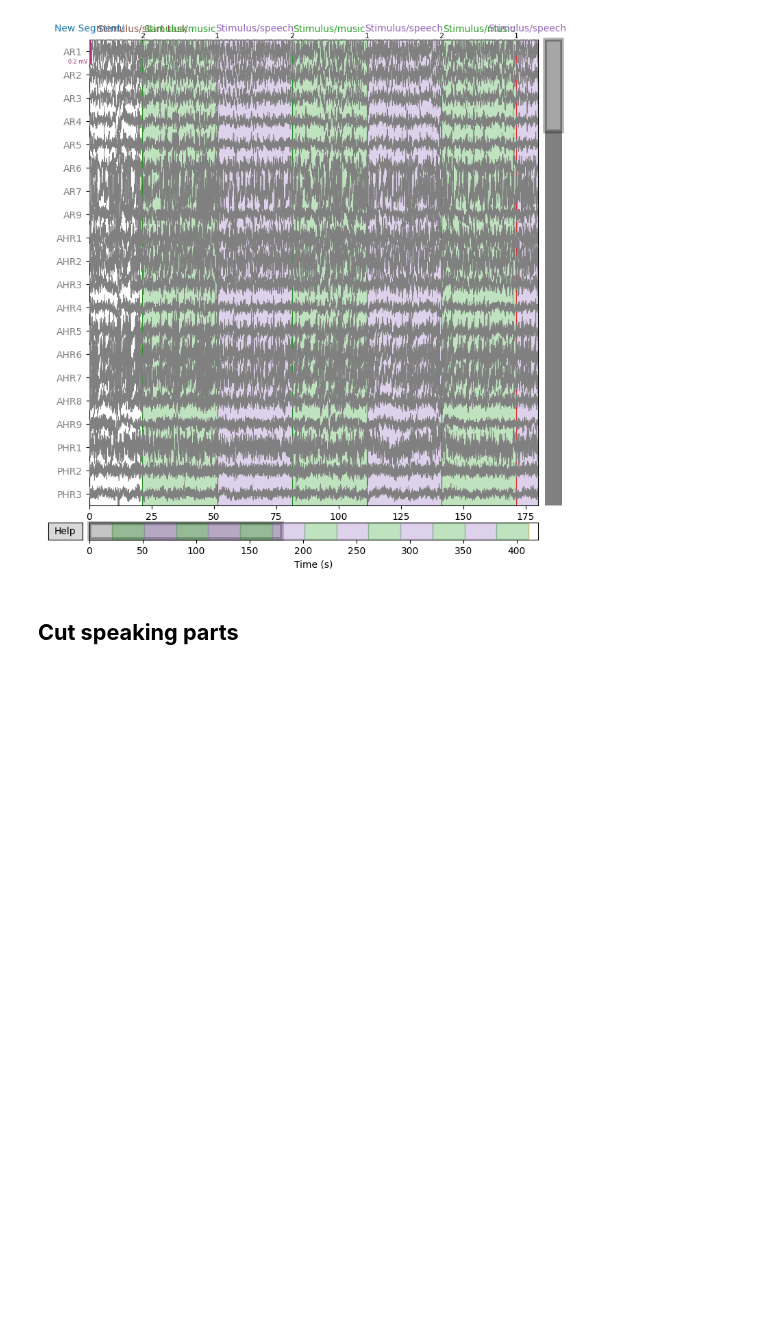
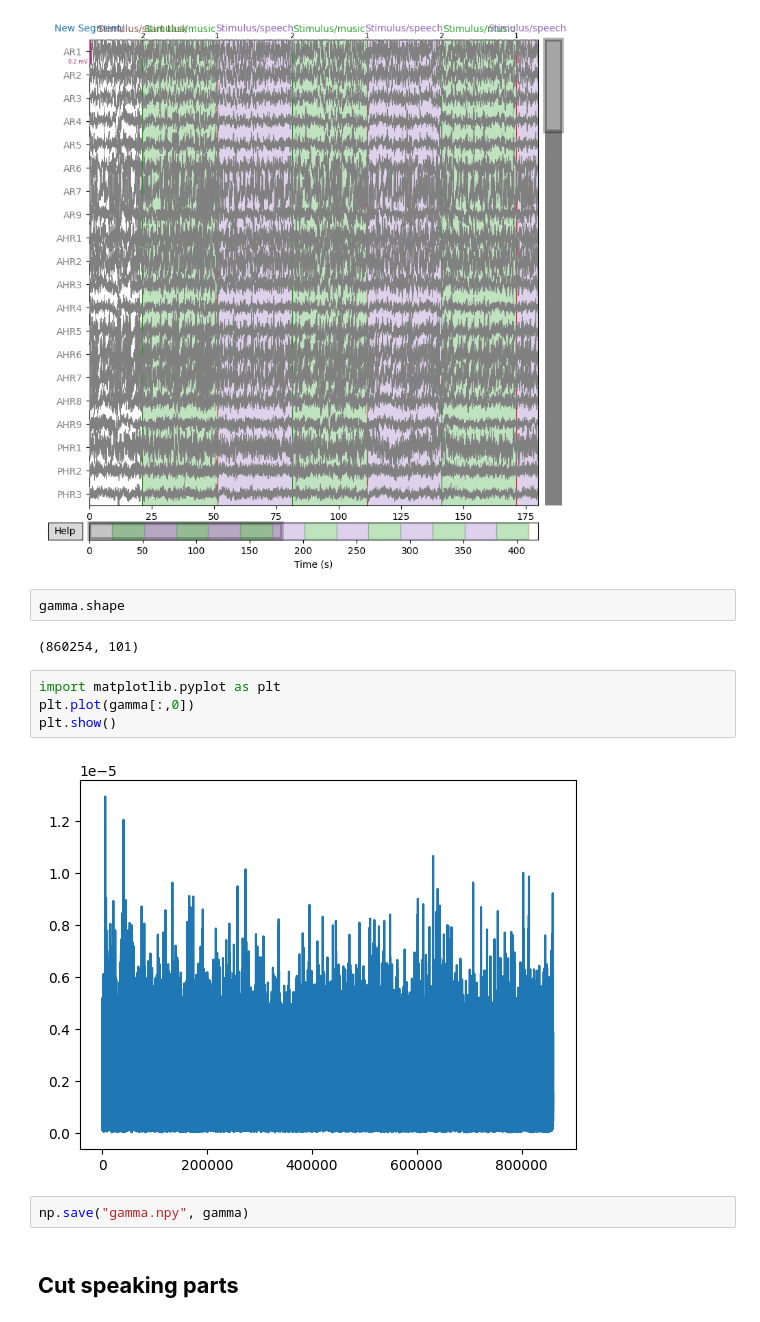
Before and after one commit to MILANIUSZ/speech2brain2speech, a Jupyter notebook: preprocess.ipynb, the cells around one changed output. Drawn from its saved outputs; the diff is of its cells as text; blank space fills up the shorter version.

```diff
--- a/preprocess.ipynb
+++ b/preprocess.ipynb
@@ -218,6 +218,18 @@ Used Annotations descriptions: ['Stimulus/end task', 'Stimulus/music', 'Stimulus
 Using matplotlib as 2D backend.
 [figure]
 [figure]
+# %%
+gamma.shape
+# %% [output]
+(860254, 101)
+# %%
+import matplotlib.pyplot as plt
+plt.plot(gamma[:,0])
+plt.show()
+# %% [output]
+[figure, added]
+# %%
+np.save("gamma.npy", gamma)
 # %% [markdown]
 
   ## **Cut speaking parts**
```
Also changed, not shown: parts of 3 cells of this notebook, 3 other files.
